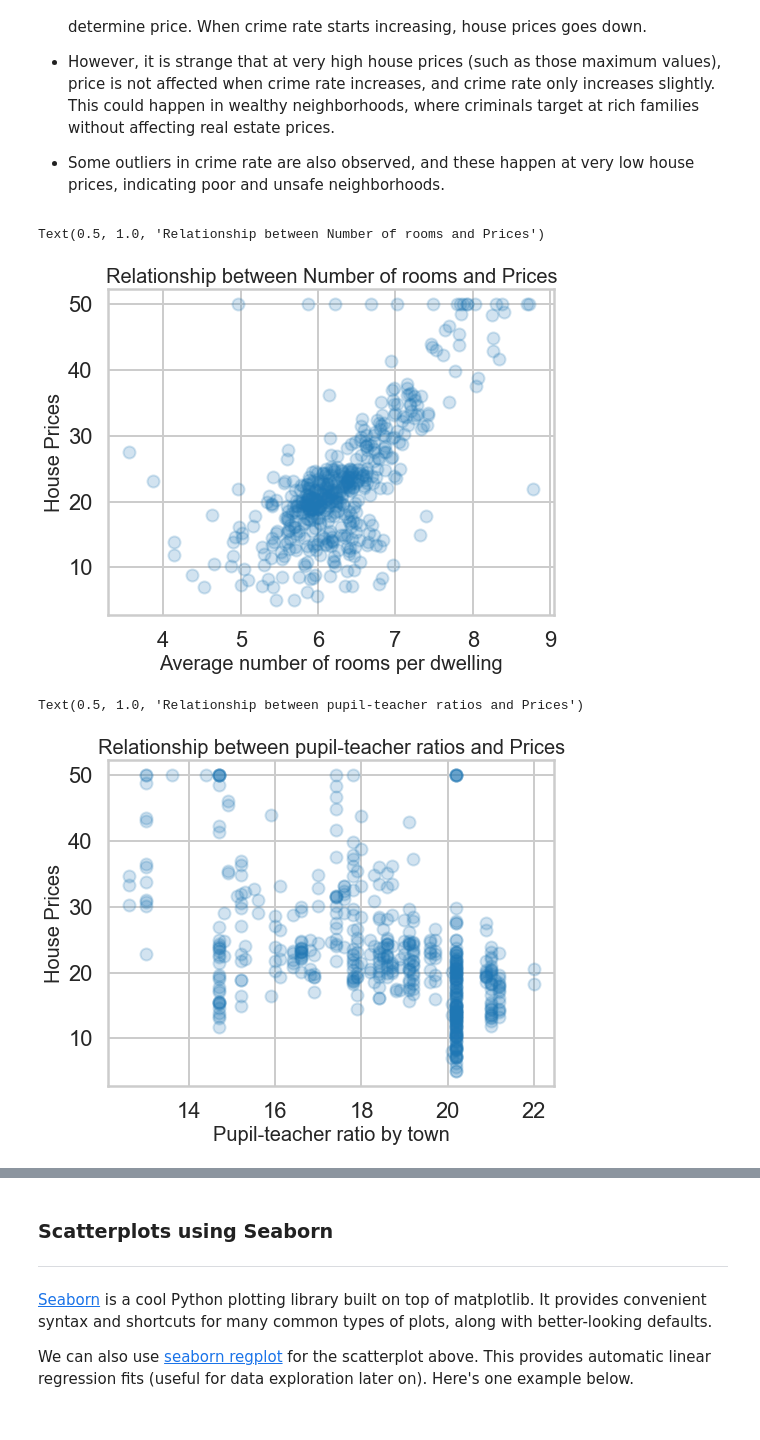
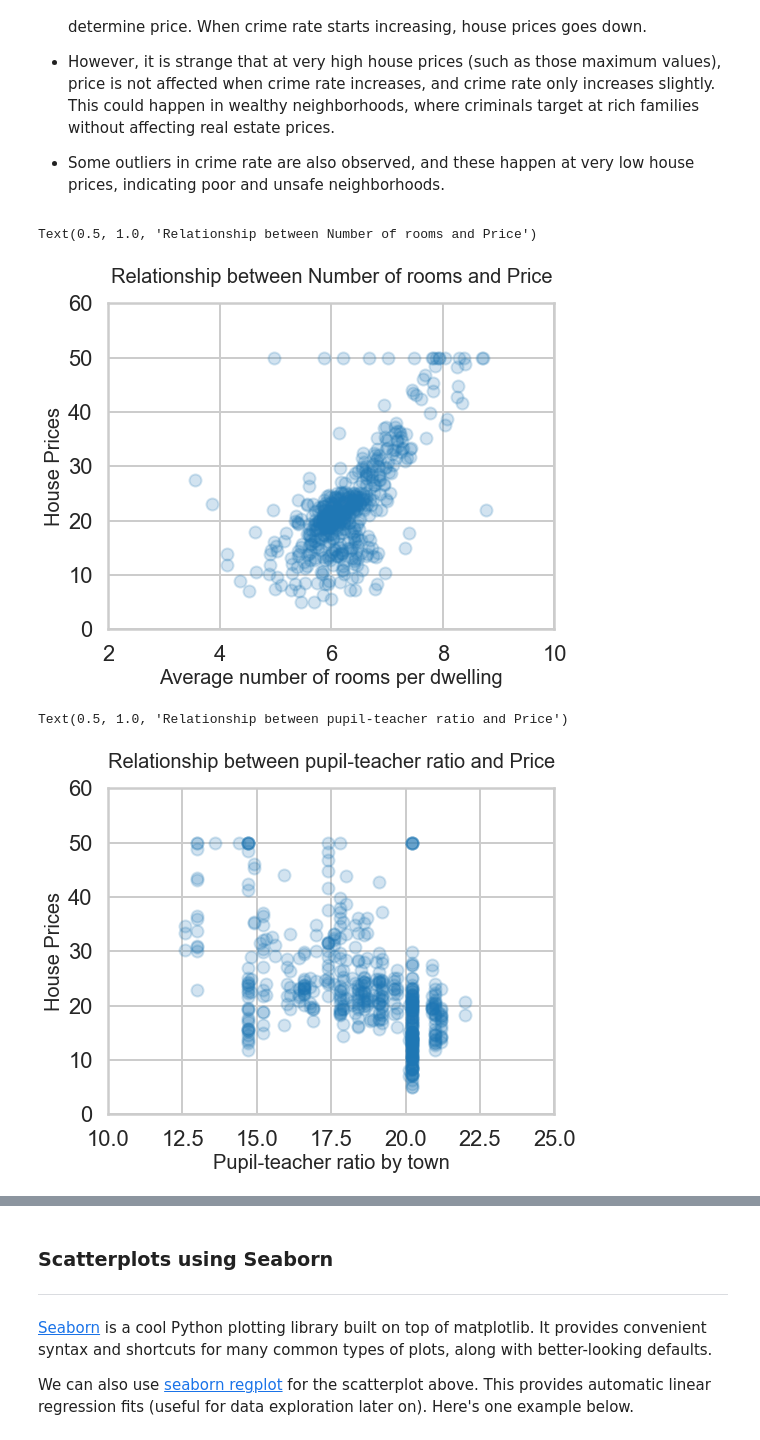
Before and after one commit to qnguyen1010/Springboard, a Jupyter notebook: Mini_Project_Linear_Regression__QN.ipynb, the cells around one changed output, grey strips where cells are left out. Cells and saved outputs as stored; diff of their text form; code cells hidden in the pictures.

```diff
--- a/Mini_Project_Linear_Regression__QN.ipynb
+++ b/Mini_Project_Linear_Regression__QN.ipynb
@@ -292,23 +296,29 @@ Text(0.5, 1.0, 'Relationship between CRIM and Price')
 import bokeh.plotting as bkp
 plt.figure(figsize=(8,6))
 
+plt.xlim([2,10])
+plt.ylim([0,60])
+
 plt.scatter(bos.RM, bos.PRICE,alpha=0.2)
 plt.xlabel("Average number of rooms per dwelling", fontsize = 20)
 plt.ylabel("House Prices", fontsize = 20)
-plt.title("Relationship between Number of rooms and Prices", fontsize=20)
+plt.title("Relationship between Number of rooms and Price", fontsize=20, pad = 20)
 # %% [output]
-Text(0.5, 1.0, 'Relationship between Number of rooms and Prices')
+Text(0.5, 1.0, 'Relationship between Number of rooms and Price')
-[figure, old version]
+[figure, new version]
 # %%
 # scatter plot between *PTRATIO* and *PRICE*
 import bokeh.plotting as bkp
 plt.figure(figsize=(8,6))
 
+plt.xlim([10,25])
+plt.ylim([0,60])
+
 plt.scatter(bos.PTRATIO, bos.PRICE,alpha=0.2)
 plt.xlabel("Pupil-teacher ratio by town", fontsize = 20)
 plt.ylabel("House Prices", fontsize = 20)
-plt.title("Relationship between pupil-teacher ratios and Prices", fontsize = 20)
+plt.title("Relationship between pupil-teacher ratio and Price", fontsize = 20, pad = 20)
 # %% [output]
-Text(0.5, 1.0, 'Relationship between pupil-teacher ratios and Prices')
+Text(0.5, 1.0, 'Relationship between pupil-teacher ratio and Price')
-[figure, old version]
+[figure, new version]
 # %% [markdown]
```
Also changed, not shown: parts of 40 cells of this notebook.
